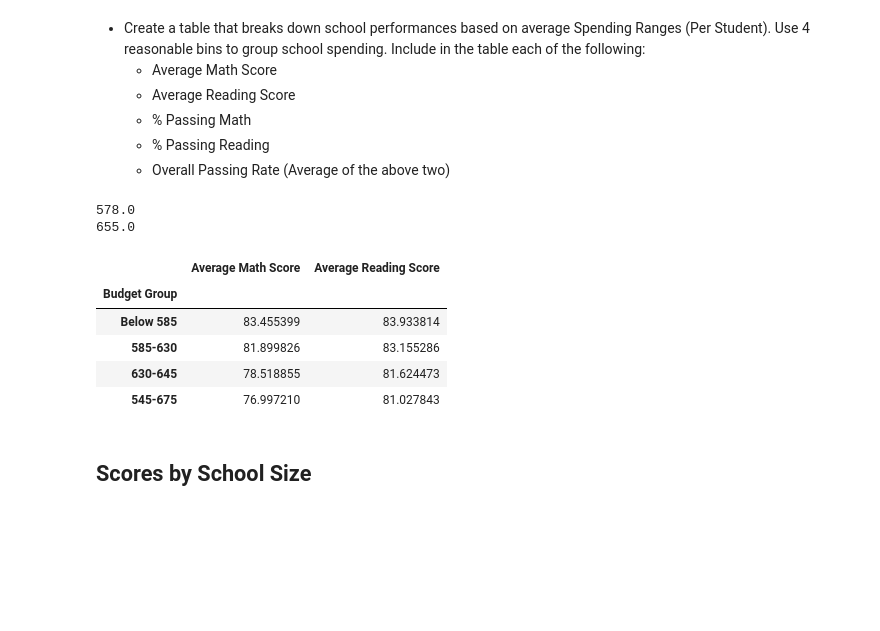
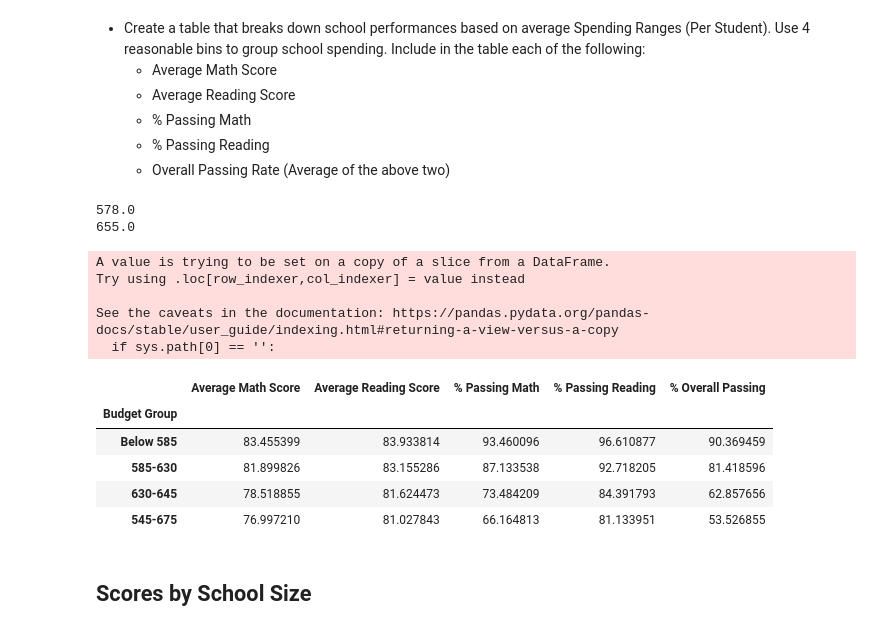
Before and after one commit to yukamara/pandas-challenge, a Jupyter notebook: PyCitySchools/PyCitySchools_starter.ipynb, the cells around one changed output. Cells and saved outputs as stored; diff of their text form; code cells hidden in the pictures; blank space fills up the shorter version.

```diff
--- a/PyCitySchools/PyCitySchools_starter.ipynb
+++ b/PyCitySchools/PyCitySchools_starter.ipynb
@@ -207,7 +124,7 @@ school_budget_df['budget'] = school_budget_df.loc[:, 'budget'].astype(float)
 
 budget_per_student = school_budget/total_students
 budget_per_student_df = pd.DataFrame(budget_per_student)
-budget_per_student_df.columns = ['Budget Per Student']
+budget_per_student_df.columns = ['Per Student Budget']
 
 math_average = grouped_schools['math_score'].mean()
 math_average_df = pd.DataFrame(math_average)
@@ -215,8 +132,7 @@ math_average_df = pd.DataFrame(math_average)
 reading_average = grouped_schools['reading_score'].mean()
 reading_average_df = pd.DataFrame(reading_average)
 
-# ----------------------------------------------------------------------------------------------
-# The series of codes between the dashed line if used to do some side clculations
+
 # 1. Here I find the number of students that passed math
 sdc_math_pass = sdc_df[sdc_df['math_score']>=70]
 math_pass_count_df = sdc_math_pass[['school_name','student_name']].groupby(['school_name']).count()
@@ -233,10 +149,28 @@ overall_pass_count_df = sdc_overall_pass[['school_name','student_name']].groupby
 overall_pass_count_df.columns = ['overall_pass_count']
 
 # 4. I now combine the three with the school data and total students dataframes and calculate the percentages of passes
-#merged_df = pd.merge(total_students_df, math_pass_count_df, reading_pass_count_df, overall_pass_count_df, on="None")
+combined_df = pd.concat([total_students_df, math_pass_count_df, reading_pass_count_df, overall_pass_count_df, school_data_df], axis=1, join='inner')
+combined_df = combined_df.assign(percent_passing_math = lambda x: (x['math_pass_count'] /x['total_students'] * 100))
+combined_df = combined_df.assign(percent_passing_reading = lambda x: (x['reading_pass_count'] /x['total_students'] * 100))
+combined_df = combined_df.assign(percent_passing_overall = lambda x: (x['overall_pass_count'] /x['total_students'] * 100))
+reduced_df = combined_df.drop(['size','math_pass_count','reading_pass_count','overall_pass_count','School ID'], axis=1)
 
-#-----------------------------------------------------------------------------------------------
-#total_students_df
-#math_pass_count_df
-#reading_pass_count_df
-#overall_pass_count_df
+sch_sum_df = pd.concat([reduced_df, budget_per_student_df, math_average_df, reading_average_df], axis=1, join='inner')
+sch_sum_df
+
+# Rename columns to match those in solution
+school_sum_df = sch_sum_df.rename(columns={'total_students': 'Total Students',
+                                  'type': 'School Type',
+                                  'budget': 'Total School Budget',
+                                  'percent_passing_math': '% Passing Math',
+                                  'percent_passing_reading': '% Passing Reading',
+                                  'percent_passing_overall':'% Overall Passing',
+                                  'math_score':'Average Math Score',
+                                  'reading_score':'Average Reading Score'})
+
+# Rearranging columns to get the final table
+school_summary_df = school_sum_df[['School Type','Total Students','Total School Budget','Per Student Budget',
+                                   'Average Math Score','Average Reading Score','% Passing Math',
+                                   '% Passing Reading','% Overall Passing']]
+
+school_summary_df
@@ -362,30 +313,35 @@ reading_score_by_grade_df.unstack('grade')
   * Overall Passing Rate (Average of the above two)
 # %%
 #school budget min & max values
-print(school_summary_df ['Budget Per Student'].min())
-print(school_summary_df ['Budget Per Student'].max())
+print(school_summary_df ['Per Student Budget'].min())
+print(school_summary_df ['Per Student Budget'].max())
 
 # Create bins in which to place the different categories based on school spending
 bins = [0, 585, 630, 645, 675]
 
 #create labels for the bins
 funding_brackets = ['Below 585', '585-630', '630-645', '545-675']
 
 #create table with bins
-school_summary_df['Budget Group'] = pd.cut(school_summary_df['Budget Per Student'], bins, labels = funding_brackets)
+school_summary_df['Budget Group'] = pd.cut(school_summary_df['Per Student Budget'], bins, labels = funding_brackets)
 school_summary_df
 
 budget_group = school_summary_df.groupby('Budget Group')
-budget_group[['Average Math Score', 'Average Reading Score']].mean()
+budget_group[['Average Math Score', 'Average Reading Score', '% Passing Math',  '% Passing Reading', '% Overall Passing']].mean()
 # %% [output]
 578.0
 655.0
+A value is trying to be set on a copy of a slice from a DataFrame.
+Try using .loc[row_indexer,col_indexer] = value instead
+
+See the caveats in the documentation: https://pandas.pydata.org/pandas-docs/stable/user_guide/indexing.html#returning-a-view-versus-a-copy
+  if sys.path[0] == '':
-|  | Average Math Score | Average Reading Score |
-| Budget Group |  |  |
-| Below 585 | 83.455399 | 83.933814 |
-| 585-630 | 81.899826 | 83.155286 |
-| 630-645 | 78.518855 | 81.624473 |
-| 545-675 | 76.997210 | 81.027843 |
+|  | Average Math Score | Average Reading Score | % Passing Math | % Passing Reading | % Overall Passing |
+| Budget Group |  |  |  |  |  |
+| Below 585 | 83.455399 | 83.933814 | 93.460096 | 96.610877 | 90.369459 |
+| 585-630 | 81.899826 | 83.155286 | 87.133538 | 92.718205 | 81.418596 |
+| 630-645 | 78.518855 | 81.624473 | 73.484209 | 84.391793 | 62.857656 |
+| 545-675 | 76.997210 | 81.027843 | 66.164813 | 81.133951 | 53.526855 |
 # %% [markdown]
 ## Scores by School Size
 # %% [markdown]
```
Also changed, not shown: parts of 11 cells of this notebook, 1 other file.
